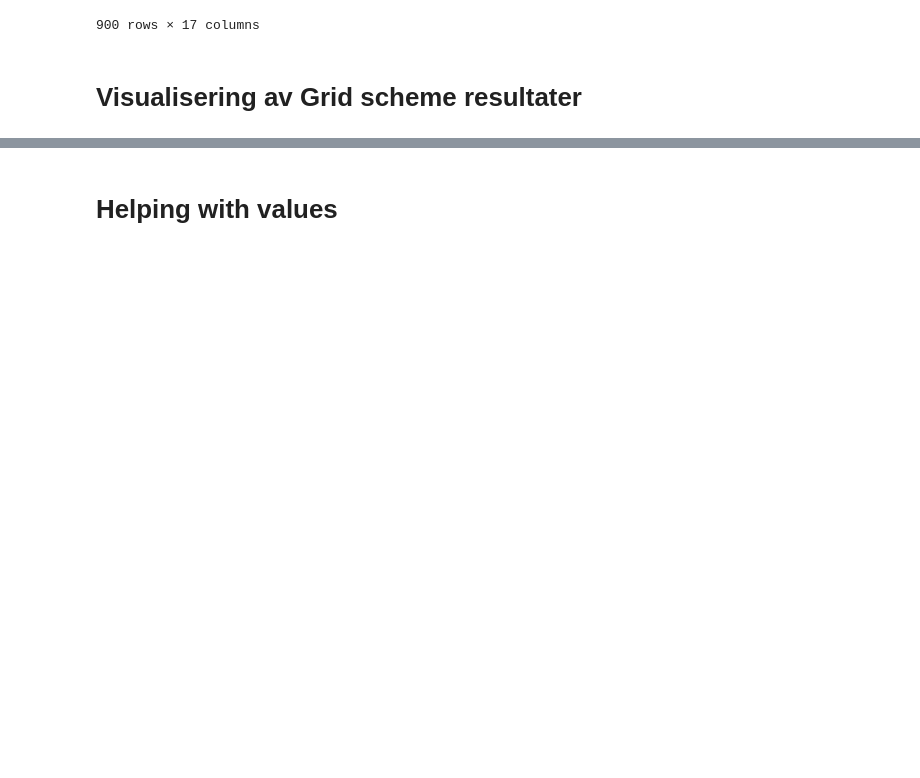
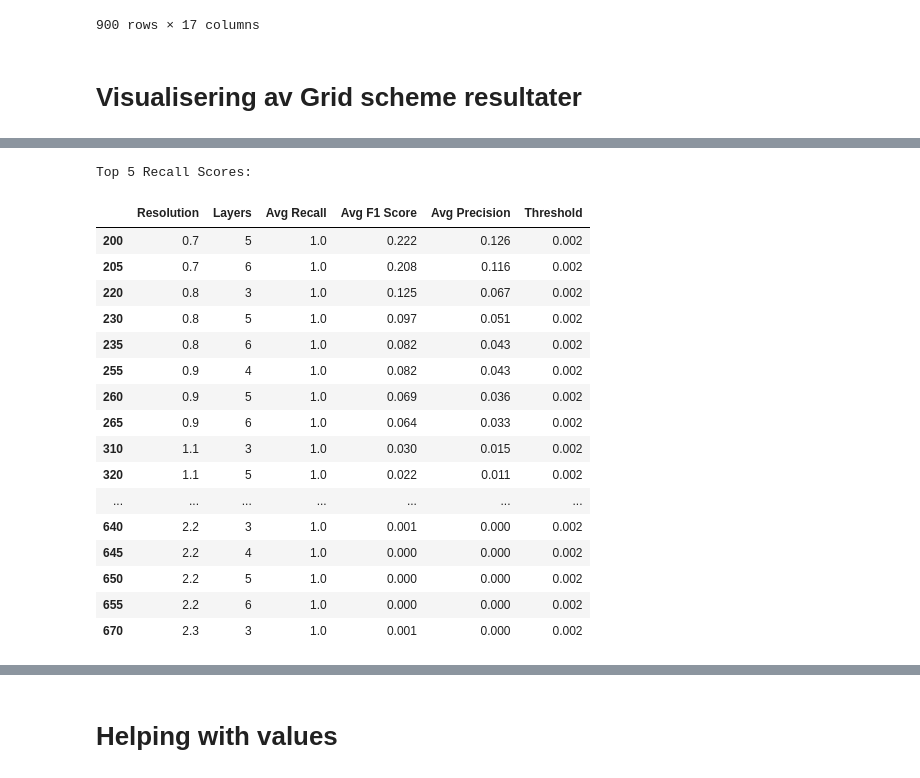
Before and after one commit to eivindmidtbo/masteroppgave, a Jupyter notebook: read_results_grid.ipynb, the cells around one changed output, grey strips where cells are left out. Saved outputs shown, nothing was run; the diff lists cells and outputs as text; code cells hidden in the pictures; blank space fills up the shorter version.

```diff
--- a/read_results_grid.ipynb
+++ b/read_results_grid.ipynb
@@ -178,0 +181,5 @@ for res in resolutions:
+# %%
+THRESHOLD = 0.002
+
+#Filter df based on tthreshold
+df_filtered = df[df["Threshold"] == THRESHOLD]
@@ -178,0 +211,24 @@ for res in resolutions:
+# %%
+top_5_f1 = df_filtered.nlargest(60, "Avg Recall")
+print("\nTop 5 Recall Scores:")
+top_5_f1 = top_5_f1[["Resolution", "Layers", "Avg Recall", "Avg F1 Score", "Avg Precision", "Threshold"]]
+top_5_f1
+# %% [output]
+Top 5 Recall Scores:
+|  | Resolution | Layers | Avg Recall | Avg F1 Score | Avg Precision | Threshold |
+| 200 | 0.7 | 5 | 1.0 | 0.222 | 0.126 | 0.002 |
+| 205 | 0.7 | 6 | 1.0 | 0.208 | 0.116 | 0.002 |
+| 220 | 0.8 | 3 | 1.0 | 0.125 | 0.067 | 0.002 |
+| 230 | 0.8 | 5 | 1.0 | 0.097 | 0.051 | 0.002 |
+| 235 | 0.8 | 6 | 1.0 | 0.082 | 0.043 | 0.002 |
+| 255 | 0.9 | 4 | 1.0 | 0.082 | 0.043 | 0.002 |
+| 260 | 0.9 | 5 | 1.0 | 0.069 | 0.036 | 0.002 |
+| 265 | 0.9 | 6 | 1.0 | 0.064 | 0.033 | 0.002 |
+| 310 | 1.1 | 3 | 1.0 | 0.030 | 0.015 | 0.002 |
+| 320 | 1.1 | 5 | 1.0 | 0.022 | 0.011 | 0.002 |
+| ... | ... | ... | ... | ... | ... | ... |
+| 640 | 2.2 | 3 | 1.0 | 0.001 | 0.000 | 0.002 |
+| 645 | 2.2 | 4 | 1.0 | 0.000 | 0.000 | 0.002 |
+| 650 | 2.2 | 5 | 1.0 | 0.000 | 0.000 | 0.002 |
+| 655 | 2.2 | 6 | 1.0 | 0.000 | 0.000 | 0.002 |
+| 670 | 2.3 | 3 | 1.0 | 0.001 | 0.000 | 0.002 |
```
Also changed, not shown: parts of 6 cells of this notebook, 3 other files.
